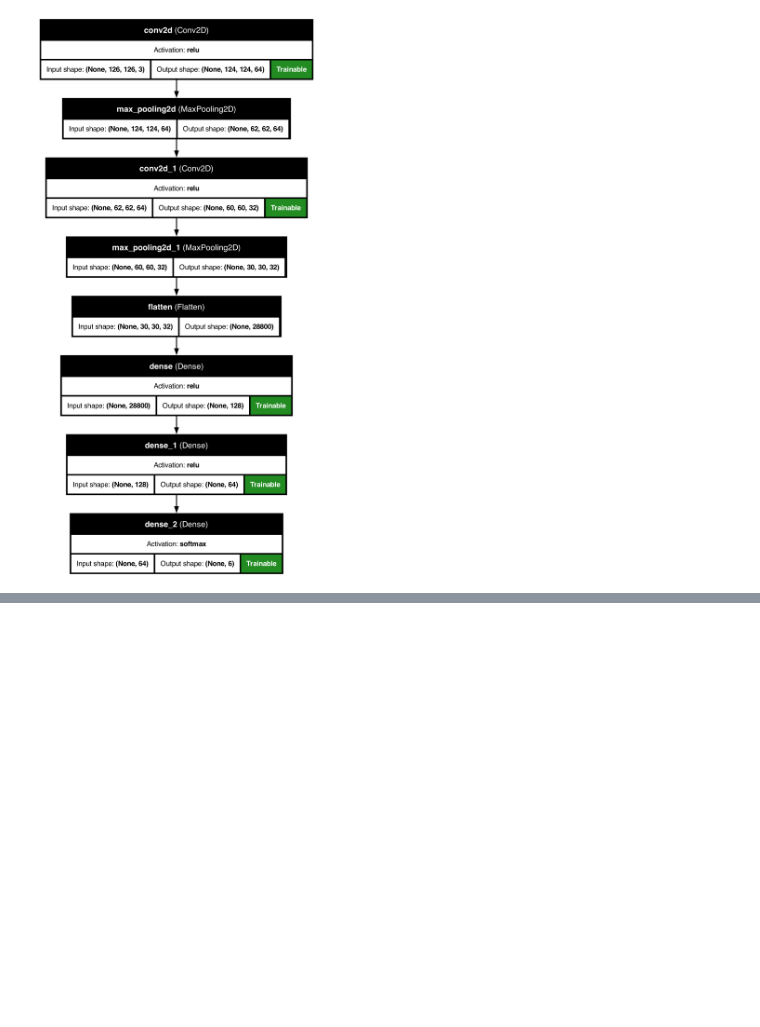
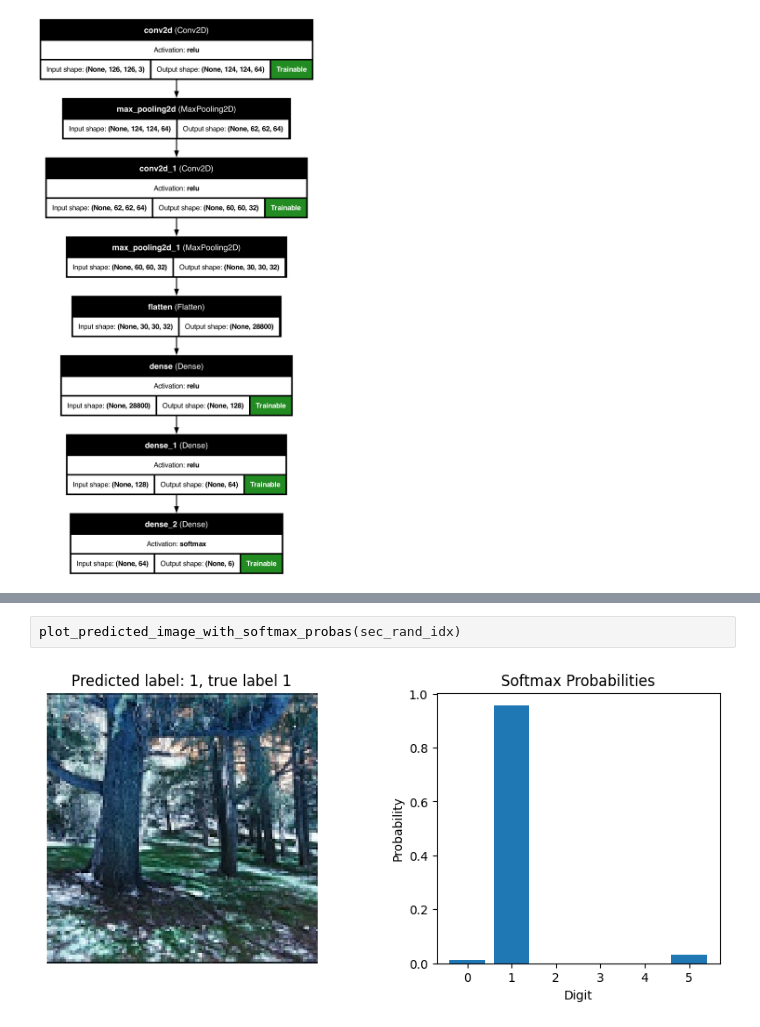
Before and after one commit to jancewicz/PJATK---Artificial-Intelligence-Postgraduate-Studies-, a Jupyter notebook: keras/openair-classifier/openair.ipynb, the cells around one changed output, grey strips where cells are left out. Drawn from its saved outputs; the diff is of its cells as text; blank space fills up the shorter version.

```diff
--- a/keras/openair-classifier/openair.ipynb
+++ b/keras/openair-classifier/openair.ipynb
@@ -189,0 +245,4 @@ test_preds = model.predict(X_test)
+# %%
+plot_predicted_image_with_softmax_probas(sec_rand_idx)
+# %% [output]
+[figure, added]
```
Also changed, not shown: parts of 8 cells of this notebook.
